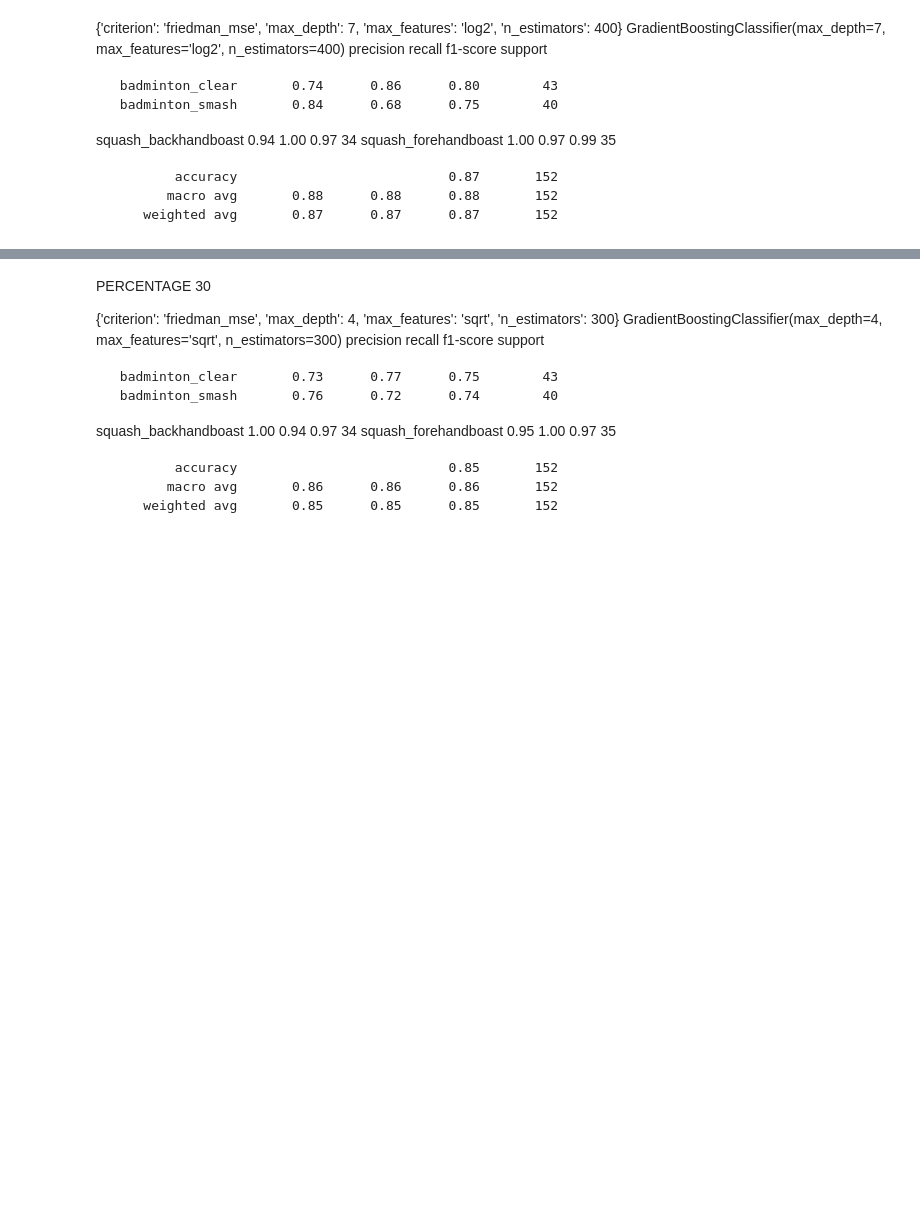
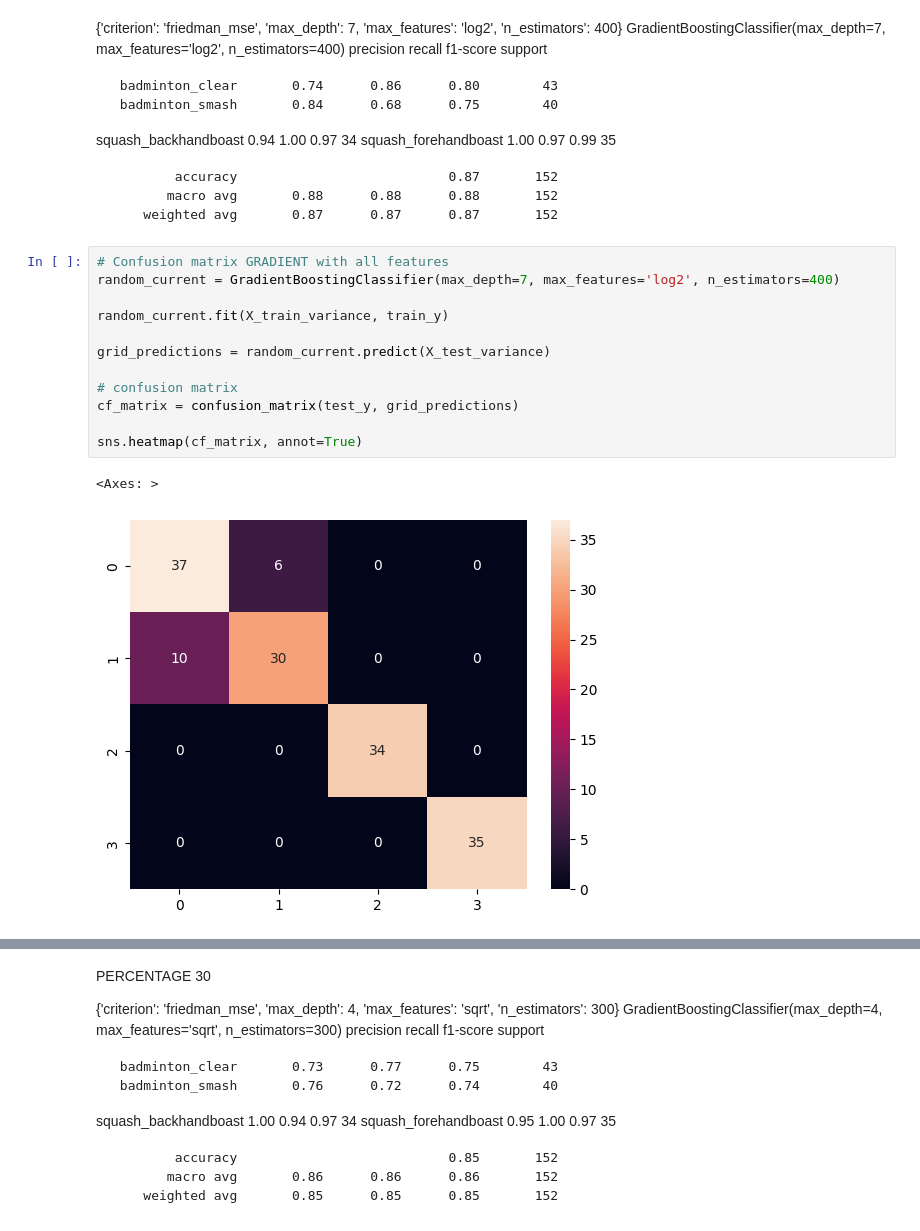
Before and after one commit to iandreileo/machine-learning-homework, a Jupyter notebook: homework_racket.ipynb, the cells around one changed output, grey strips where cells are left out. Drawn from its saved outputs; the diff is of its cells as text; blank space fills up the shorter version.

```diff
--- a/homework_racket.ipynb
+++ b/homework_racket.ipynb
@@ -1420,6 +1395,21 @@ squash_forehandboast       1.00      0.97      0.99        35
             accuracy                           0.87       152
            macro avg       0.88      0.88      0.88       152
         weighted avg       0.87      0.87      0.87       152
+# %%
+# Confusion matrix GRADIENT with all features
+random_current = GradientBoostingClassifier(max_depth=7, max_features='log2', n_estimators=400)
+
+random_current.fit(X_train_variance, train_y)
+
+grid_predictions = random_current.predict(X_test_variance)
+
+# confusion matrix
+cf_matrix = confusion_matrix(test_y, grid_predictions)
+
+sns.heatmap(cf_matrix, annot=True)
+# %% [output]
+<Axes: >
+[figure, added]
 # %%
 from sklearn.ensemble import GradientBoostingClassifier
 
```
Also changed, not shown: parts of 23 cells of this notebook, 3 other files.
